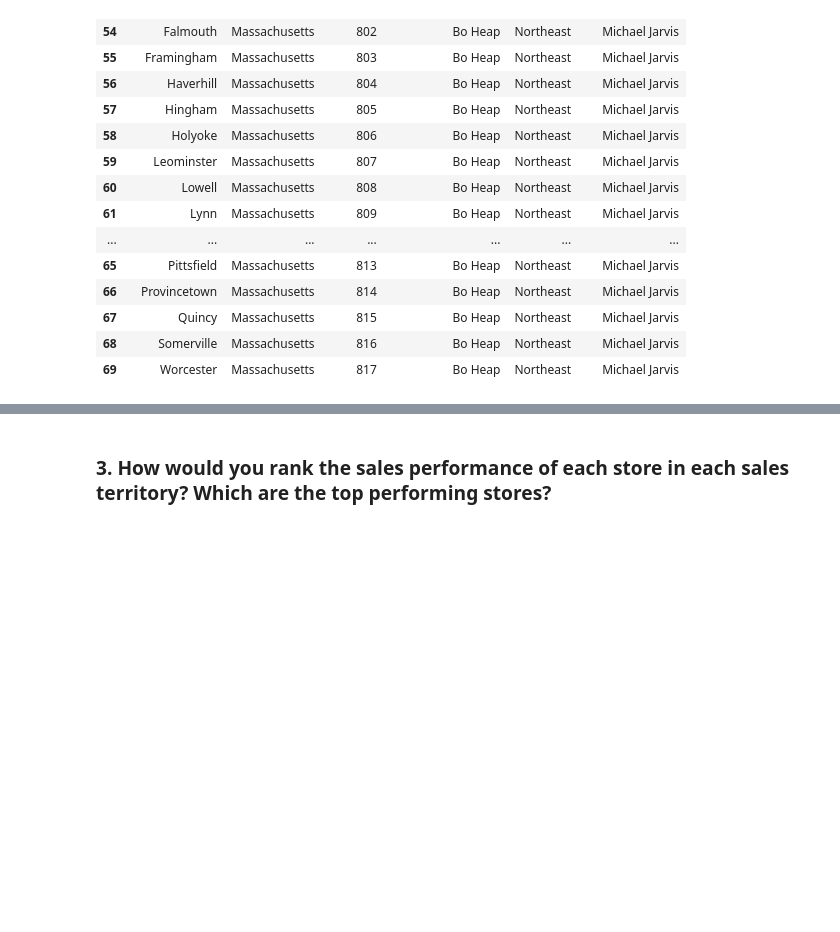
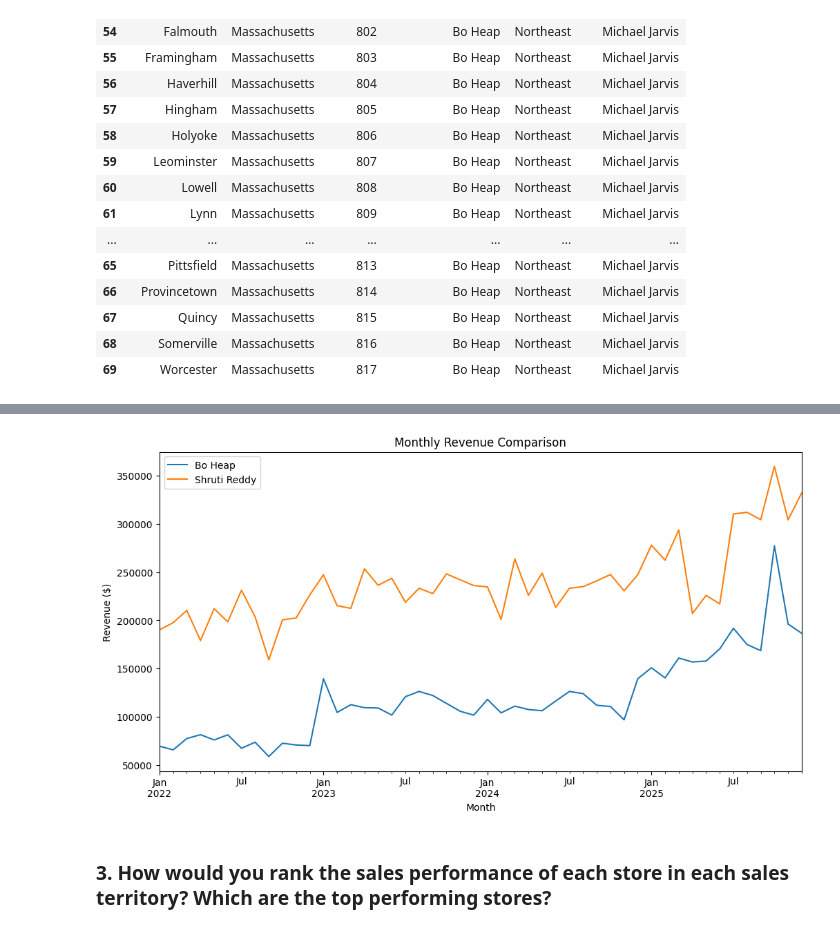
Before and after one commit to wlpoindexter/Capstone_2, a Jupyter notebook: poindexter_sales_analysis.ipynb, the cells around one changed output, grey strips where cells are left out. Cells and saved outputs as stored; diff of their text form; code cells hidden in the pictures; blank space fills up the shorter version.

```diff
--- a/poindexter_sales_analysis.ipynb
+++ b/poindexter_sales_analysis.ipynb
@@ -257,3 +299,23 @@ plt.show()
+# %%
+# Bo Heap vs Shruti comparioson chart
+# This chart compares monthly revenue trends between Bo Heap's territory and Shruti Reddy's territory,
+# making it easier to see differences in sales performance over time
+
+plt.figure(figsize=(12,6))
+
+monthly_revenue.plot(label="Bo Heap")
+
+shruti_monthly_revenue.plot(label="Shruti Reddy")
+
+plt.title("Monthly Revenue Comparison")
+plt.ylabel("Revenue ($)")
+plt.xlabel("Month")
+
+plt.legend()
+
+plt.show()
+# %% [output]
+[figure, added]
 # %% [markdown]
 ### 3. How would you rank the sales performance of each store in each sales territory? Which are the top performing stores?
 # %%
```
Also changed, not shown: parts of 48 cells of this notebook.
